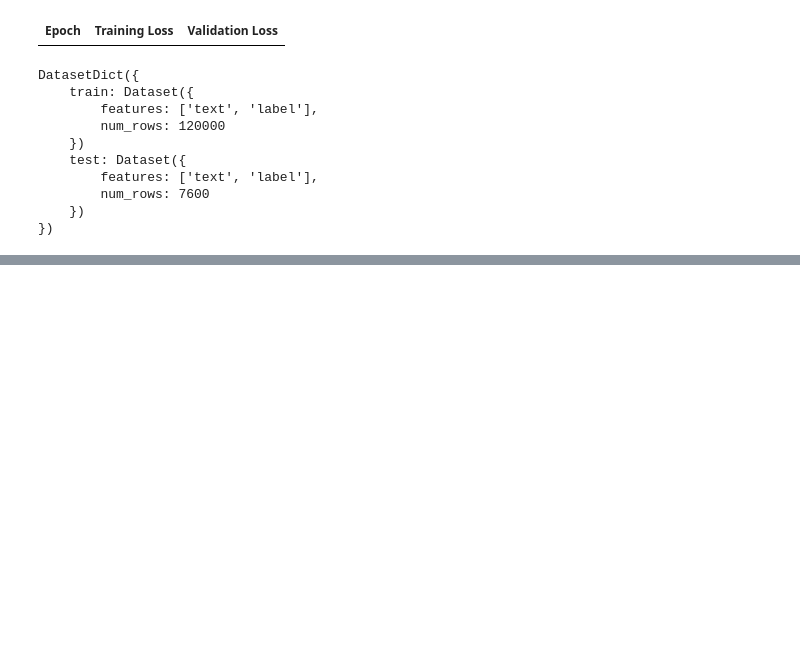
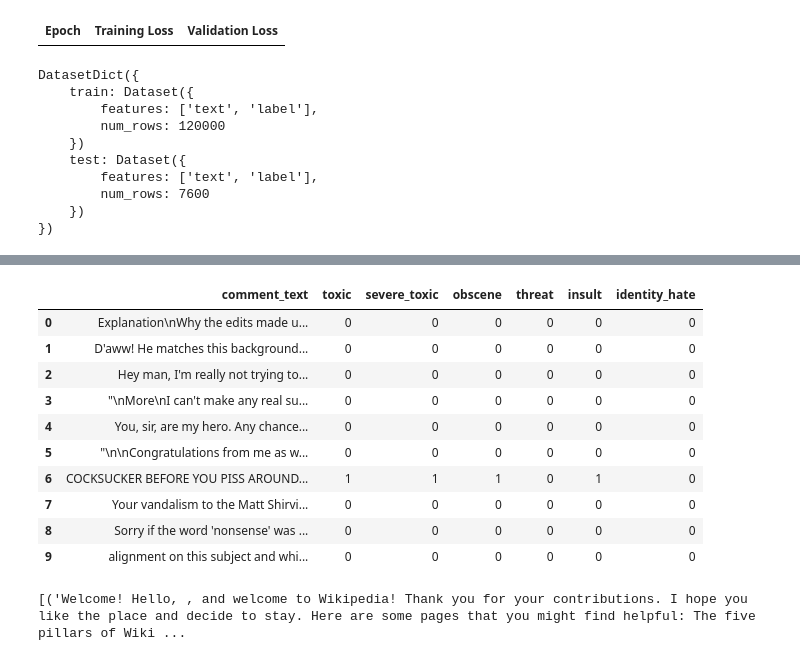
Before and after one commit to mustafac0des/nlp-adversial-attack-and-defense-system, a Jupyter notebook: Simulator.ipynb, the cells around one changed output, grey strips where cells are left out. Cells and saved outputs as stored; diff of their text form; code cells hidden in the pictures; blank space fills up the shorter version.

```diff
--- a/Simulator.ipynb
+++ b/Simulator.ipynb
@@ -291,0 +258,7 @@ print(df_news["text"][211])
+# %%
+# pull toxic comments dataset
+
+from datasets import load_dataset
+
+ds = load_dataset("anitamaxvim/jigsaw-toxic-comments")
+print(ds)
@@ -291,0 +282,18 @@ print(df_news["text"][211])
+# %%
+import pandas as pd
+
+ds = pd.DataFrame(ds["train"])
+# %%
+ds.head(10)
+# %% [output]
+|  | comment_text | toxic | severe_toxic | obscene | threat | insult | identity_hate |
+| 0 | Explanation\nWhy the edits made u... | 0 | 0 | 0 | 0 | 0 | 0 |
+| 1 | D'aww! He matches this background... | 0 | 0 | 0 | 0 | 0 | 0 |
+| 2 | Hey man, I'm really not trying to... | 0 | 0 | 0 | 0 | 0 | 0 |
+| 3 | "\nMore\nI can't make any real su... | 0 | 0 | 0 | 0 | 0 | 0 |
+| 4 | You, sir, are my hero. Any chance... | 0 | 0 | 0 | 0 | 0 | 0 |
+| 5 | "\n\nCongratulations from me as w... | 0 | 0 | 0 | 0 | 0 | 0 |
+| 6 | COCKSUCKER BEFORE YOU PISS AROUND... | 1 | 1 | 1 | 0 | 1 | 0 |
+| 7 | Your vandalism to the Matt Shirvi... | 0 | 0 | 0 | 0 | 0 | 0 |
+| 8 | Sorry if the word 'nonsense' was ... | 0 | 0 | 0 | 0 | 0 | 0 |
+| 9 | alignment on this subject and whi... | 0 | 0 | 0 | 0 | 0 | 0 |
@@ -291,0 +303,16 @@ print(df_news["text"][211])
+# %%
+from collections import Counter
+
+texts = ds["comment_text"].dropna().astype(str)
+
+first_20_segments = []
+
+for text in texts:
+    first_20 = " ".join(text.split()[:43])
+    first_20_segments.append(first_20)
+
+counts = Counter(first_20_segments)
+
+print(counts.most_common(10))
+# %% [output]
+[('Welcome! Hello, , and welcome to Wikipedia! Thank you for your contributions. I hope you like the place and decide to stay. Here are some pages that you might find helpful: The five pillars of Wiki ...
```
Also changed, not shown: parts of 16 cells of this notebook.
